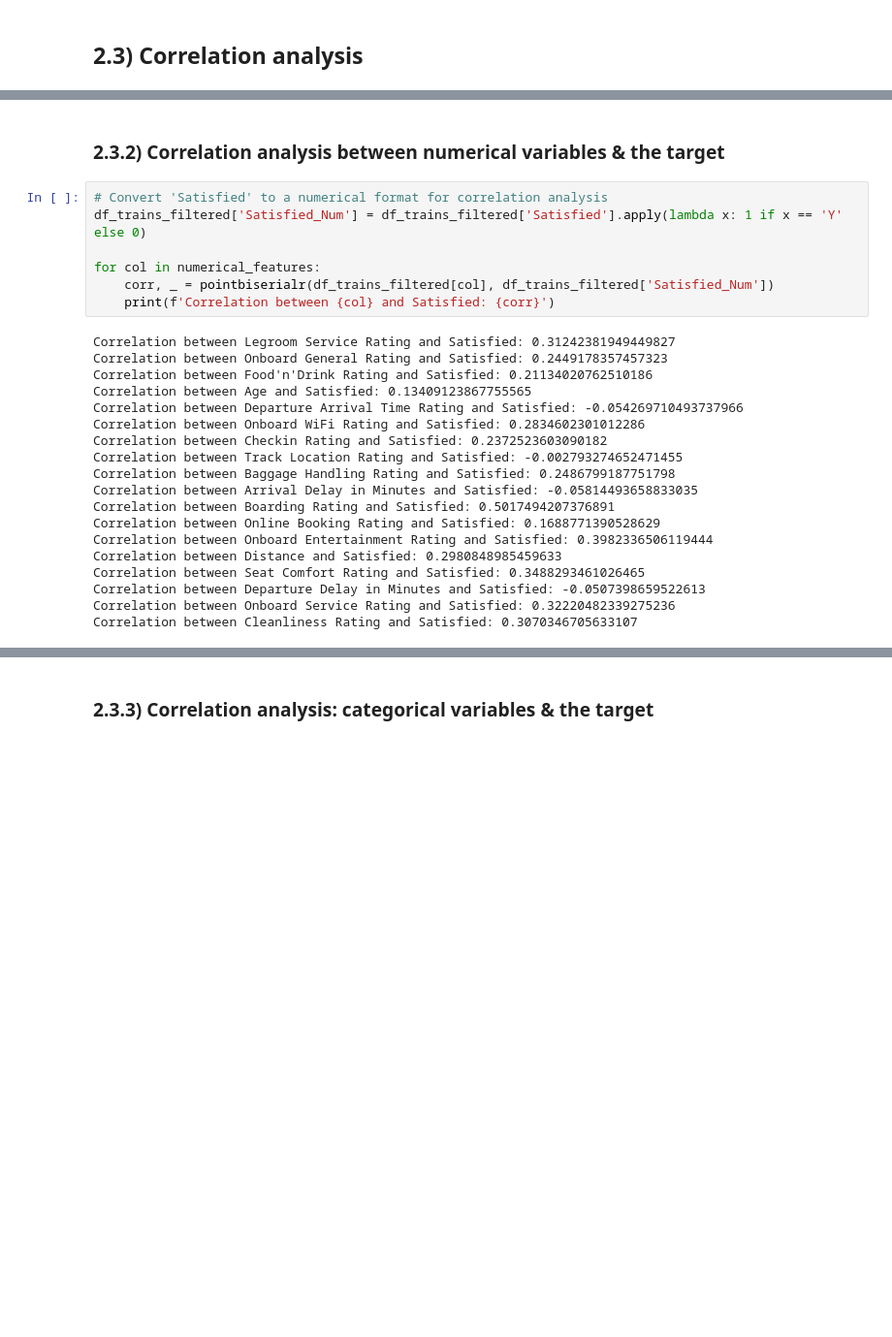
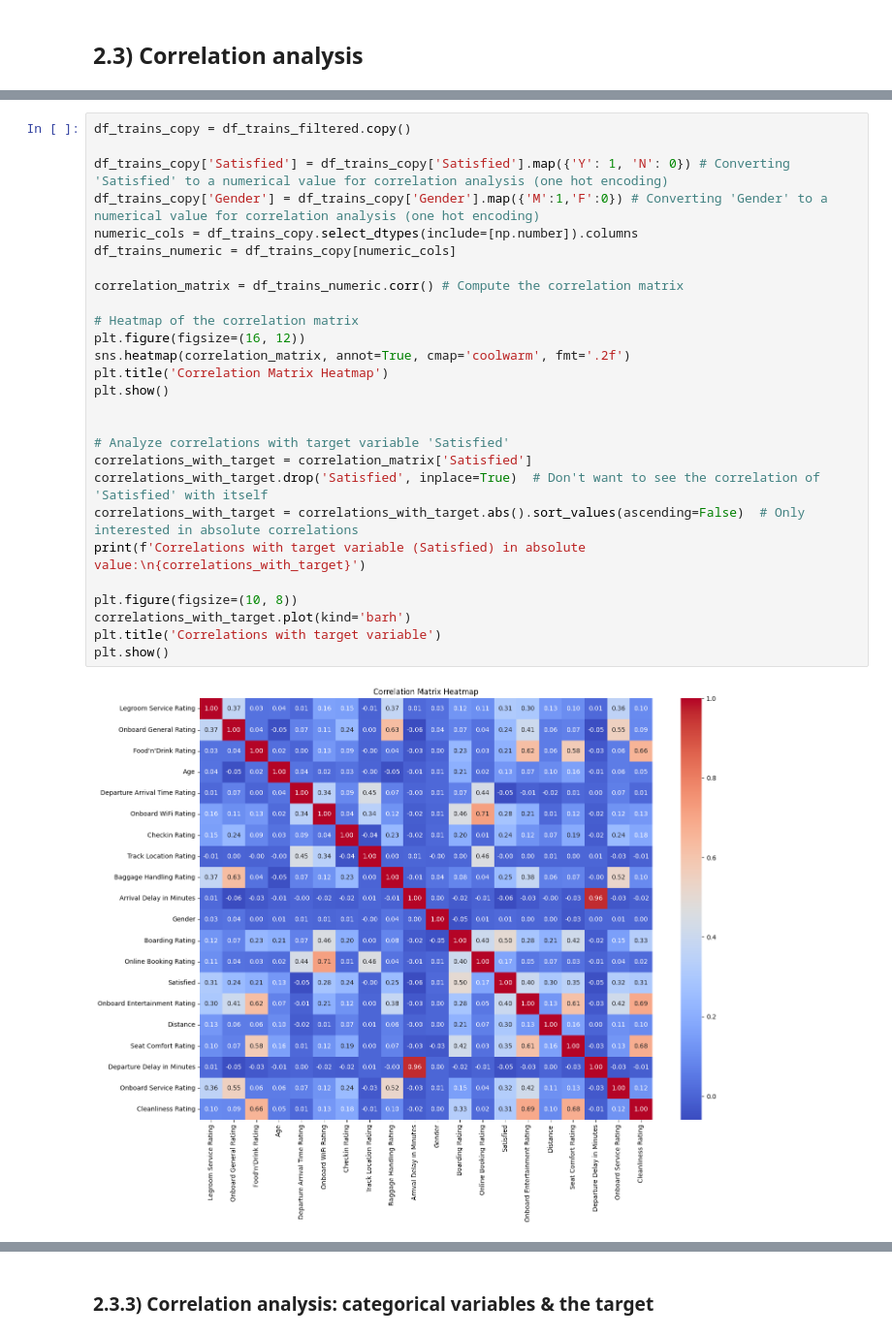
Before and after one commit to Mturco3/AI-ML-Project-2023-2024-285251, a Jupyter notebook: main-3.ipynb, the cells around one changed output, grey strips where cells are left out. Shown at 97% size. Cells and saved outputs as stored; diff of their text form; blank space fills up the shorter version.

```diff
--- a/main-3.ipynb
+++ b/main-3.ipynb
@@ -362,28 +357,29 @@ plt.show()
-# %% [markdown]
-### 2.3.2) Correlation analysis between numerical variables & the target
-# %%
-# Convert 'Satisfied' to a numerical format for correlation analysis
-df_trains_filtered['Satisfied_Num'] = df_trains_filtered['Satisfied'].apply(lambda x: 1 if x == 'Y' else 0)
-
-for col in numerical_features:
-    corr, _ = pointbiserialr(df_trains_filtered[col], df_trains_filtered['Satisfied_Num'])
-    print(f'Correlation between {col} and Satisfied: {corr}')
-# %% [output]
-Correlation between Legroom Service Rating and Satisfied: 0.31242381949449827
-Correlation between Onboard General Rating and Satisfied: 0.2449178357457323
-Correlation between Food'n'Drink Rating and Satisfied: 0.21134020762510186
-Correlation between Age and Satisfied: 0.13409123867755565
-Correlation between Departure Arrival Time Rating and Satisfied: -0.054269710493737966
-Correlation between Onboard WiFi Rating and Satisfied: 0.2834602301012286
-Correlation between Checkin Rating and Satisfied: 0.2372523603090182
-Correlation between Track Location Rating and Satisfied: -0.002793274652471455
-Correlation between Baggage Handling Rating and Satisfied: 0.2486799187751798
-Correlation between Arrival Delay in Minutes and Satisfied: -0.05814493658833035
-Correlation between Boarding Rating and Satisfied: 0.5017494207376891
-Correlation between Online Booking Rating and Satisfied: 0.1688771390528629
-Correlation between Onboard Entertainment Rating and Satisfied: 0.3982336506119444
-Correlation between Distance and Satisfied: 0.2980848985459633
-Correlation between Seat Comfort Rating and Satisfied: 0.3488293461026465
-Correlation between Departure Delay in Minutes and Satisfied: -0.0507398659522613
-Correlation between Onboard Service Rating and Satisfied: 0.32220482339275236
-Correlation between Cleanliness Rating and Satisfied: 0.3070346705633107
+# %%
+df_trains_copy = df_trains_filtered.copy()
+
+df_trains_copy['Satisfied'] = df_trains_copy['Satisfied'].map({'Y': 1, 'N': 0}) # Converting 'Satisfied' to a numerical value for correlation analysis (one hot encoding)
+df_trains_copy['Gender'] = df_trains_copy['Gender'].map({'M':1,'F':0}) # Converting 'Gender' to a numerical value for correlation analysis (one hot encoding)
+numeric_cols = df_trains_copy.select_dtypes(include=[np.number]).columns
+df_trains_numeric = df_trains_copy[numeric_cols]
+
+correlation_matrix = df_trains_numeric.corr() # Compute the correlation matrix
+
+# Heatmap of the correlation matrix
+plt.figure(figsize=(16, 12))
+sns.heatmap(correlation_matrix, annot=True, cmap='coolwarm', fmt='.2f')
+plt.title('Correlation Matrix Heatmap')
+plt.show()
+
+
+# Analyze correlations with target variable 'Satisfied'
+correlations_with_target = correlation_matrix['Satisfied']
+correlations_with_target.drop('Satisfied', inplace=True)  # Don't want to see the correlation of 'Satisfied' with itself
+correlations_with_target = correlations_with_target.abs().sort_values(ascending=False)  # Only interested in absolute correlations
+print(f'Correlations with target variable (Satisfied) in absolute value:\n{correlations_with_target}')
+
+plt.figure(figsize=(10, 8))
+correlations_with_target.plot(kind='barh')
+plt.title('Correlations with target variable')
+plt.show()
+# %% [output]
+[figure, added]
```
Also changed, not shown: parts of 8 cells of this notebook, 2 other files.
